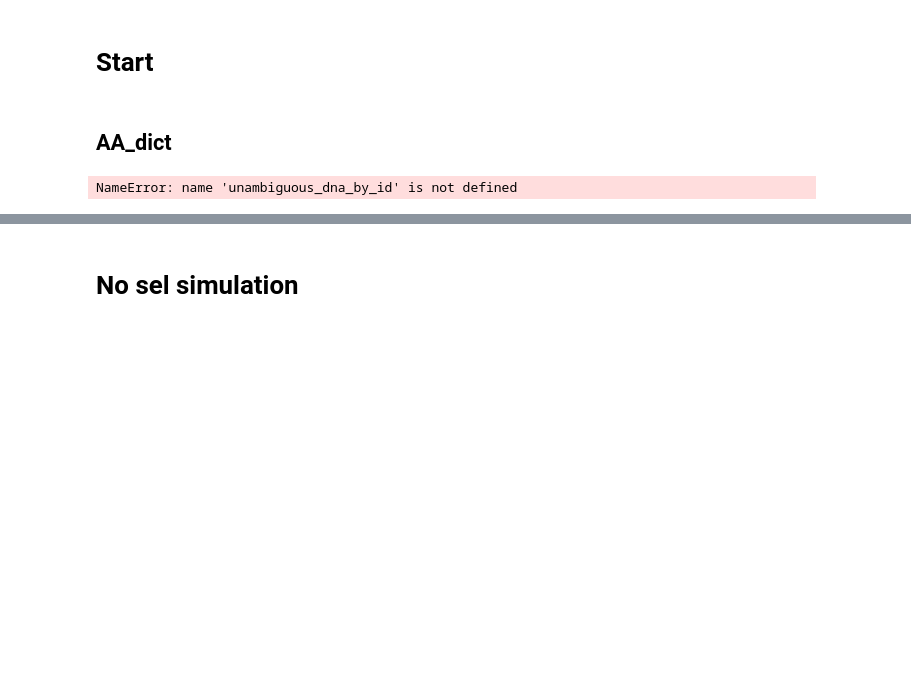
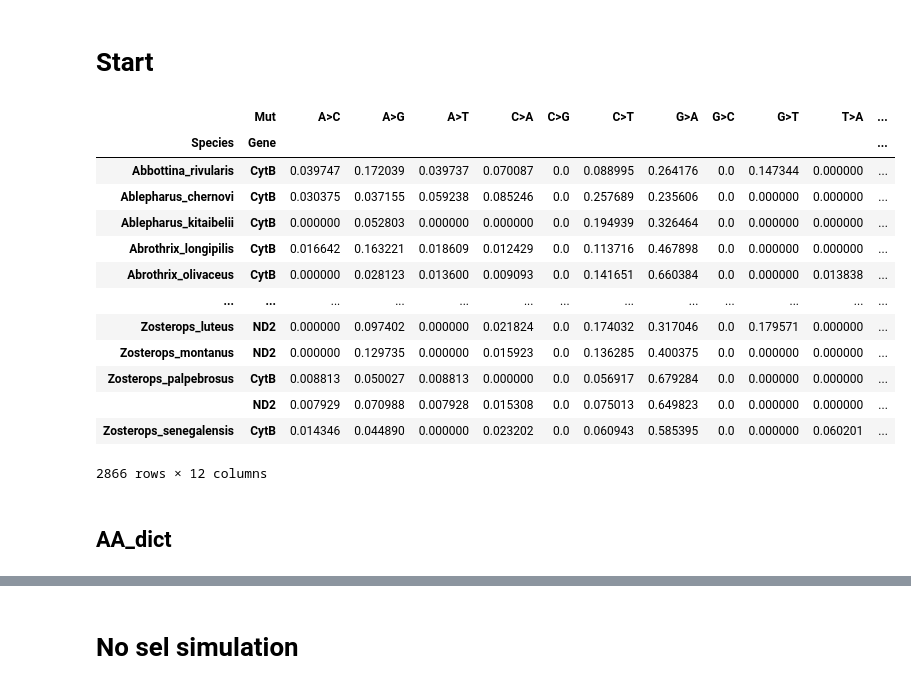
Before and after one commit to mitoclub/pr-29-trna-or-mutagenesis, a Jupyter notebook: local scripts/Simulation.ipynb, the cells around one changed output, grey strips where cells are left out. Drawn from its saved outputs; the diff is of its cells as text; code cells hidden in the pictures; blank space fills up the shorter version.

```diff
--- a/local scripts/Simulation.ipynb
+++ b/local scripts/Simulation.ipynb
@@ -59,9 +95,28 @@ TOTAL_GENERATIONS = TOTAL_MUTATIONS // MUTATIONS_PER_GEN     # Количест
+# %%
+MS_new = pd.read_csv(r"C:\Work\Lab\pr-29-trna-or-mutagenesis\raw\MutSpecVertebrates12.csv").copy()
+MS_new = MS_new.pivot(index=['Species', 'Gene'], columns='Mut', values='MutSpec')
+MS_new = MS_new.rename(index={'CO1': 'COX1', 'CO3': 'COX3', 'Cytb':'CytB'})
+MS_new = MS_new[sorted(MS_new.columns)]
+MS_new
+# %% [output]
+|  | Mut | A>C | A>G | A>T | C>A | C>G | C>T | G>A | G>C | G>T | T>A | ... |
+| Species | Gene |  |  |  |  |  |  |  |  |  |  | ... |
+| Abbottina_rivularis | CytB | 0.039747 | 0.172039 | 0.039737 | 0.070087 | 0.0 | 0.088995 | 0.264176 | 0.0 | 0.147344 | 0.000000 | ... |
+| Ablepharus_chernovi | CytB | 0.030375 | 0.037155 | 0.059238 | 0.085246 | 0.0 | 0.257689 | 0.235606 | 0.0 | 0.000000 | 0.000000 | ... |
+| Ablepharus_kitaibelii | CytB | 0.000000 | 0.052803 | 0.000000 | 0.000000 | 0.0 | 0.194939 | 0.326464 | 0.0 | 0.000000 | 0.000000 | ... |
+| Abrothrix_longipilis | CytB | 0.016642 | 0.163221 | 0.018609 | 0.012429 | 0.0 | 0.113716 | 0.467898 | 0.0 | 0.000000 | 0.000000 | ... |
+| Abrothrix_olivaceus | CytB | 0.000000 | 0.028123 | 0.013600 | 0.009093 | 0.0 | 0.141651 | 0.660384 | 0.0 | 0.000000 | 0.013838 | ... |
+| ... | ... | ... | ... | ... | ... | ... | ... | ... | ... | ... | ... | ... |
+| Zosterops_luteus | ND2 | 0.000000 | 0.097402 | 0.000000 | 0.021824 | 0.0 | 0.174032 | 0.317046 | 0.0 | 0.179571 | 0.000000 | ... |
+| Zosterops_montanus | ND2 | 0.000000 | 0.129735 | 0.000000 | 0.015923 | 0.0 | 0.136285 | 0.400375 | 0.0 | 0.000000 | 0.000000 | ... |
+| Zosterops_palpebrosus | CytB | 0.008813 | 0.050027 | 0.008813 | 0.000000 | 0.0 | 0.056917 | 0.679284 | 0.0 | 0.000000 | 0.000000 | ... |
+|  | ND2 | 0.007929 | 0.070988 | 0.007928 | 0.015308 | 0.0 | 0.075013 | 0.649823 | 0.0 | 0.000000 | 0.000000 | ... |
+| Zosterops_senegalensis | CytB | 0.014346 | 0.044890 | 0.000000 | 0.023202 | 0.0 | 0.060943 | 0.585395 | 0.0 | 0.000000 | 0.060201 | ... |
+2866 rows × 12 columns
 # %% [markdown]
 ## AA_dict
 # %%
-# Создает словарь {Аминокислота : [кодоны]} на основе таблиц кодонов с NCBI
-
-def aa_dict_creator(letters_3: bool = True , CODON_TABLE=2):
+def aa_dict_creator(letters_3: bool=True , CODON_TABLE=2):
     aa_dict = {}
     stop_codons = {codon:'_' for codon in unambiguous_dna_by_id[CODON_TABLE].stop_codons}
     c_aa_dic = unambiguous_dna_by_id[CODON_TABLE].forward_table | stop_codons
@@ -90,27 +145,21 @@ aa_dict_seq1 = aa_dict_creator(False)
 # Change tRNA sequencies to DNA ones
 def rev_compl_dict(dic):
     for aa, ac in dic.items():
-        dic[aa] = str(Seq(ac).back_transcribe().reverse_complement())
+        dic[aa] = str(Seq(ac).reverse_complement())
     return dic
 
-# Dicts of cognate codons
-ac_codon_dict_full = {
-    'Phe':'GAA', 'Leu2':'TAA', 'Ser2':'TGA', 'Tyr':'GTA', 'Cys':'GCA', 'Trp':'UCA', 'Leu1':'UAG',
-    'Pro':'UGG', 'His':'GUG', 'Gln':'UUG', 'Arg':'UCG', 'Ile':'GAU', 'Met':'CAU', 'Thr':'UGU',
-    'Asn':'GUU','Ser1':'GCU', 'Val':'UAC', 'Ala':'UGC', 'Asp':'GUC', 'Glu':'UUC', 'Gly':'UCC', 'Lys':'UUU'}
-ac_codon_dict_full = rev_compl_dict(ac_codon_dict_full)
-# ac_codon_dict = {
-#     'Phe':'GAA', 'Ser':'TGA', 'Tyr':'GTA', 'Cys':'GCA', 'Trp':'UCA', 'Leu':'UAG',
-#     'Pro':'UGG', 'His':'GUG', 'Gln':'UUG', 'Arg':'UCG', 'Ile':'GAU', 'Met':'CAU', 'Thr':'UGU',
-#     'Asn':'GUU', 'Val':'UAC', 'Ala':'UGC', 'Asp':'GUC', 'Glu':'UUC', 'Gly':'UCC', 'Lys':'UUU'}
-# ac_codon_dict = rev_compl_dict(ac_codon_dict)
+# Dicts of codons pairing by WC rule
+aa_ac_dict_full = {
+    'Phe':'GAA', 'Leu2':'UAA', 'Ser2':'UGA', 'Tyr':'GUA', 'Cys':'GCA', 'Trp':'UCA',
+    'Leu1':'UAG', 'Pro':'UGG', 'His':'GUG', 'Gln':'UUG', 'Arg':'UCG', 'Ile':'GAU',
+    'Met':'CAU', 'Thr':'UGU', 'Asn':'GUU','Ser1':'GCU', 'Val':'UAC', 'Ala':'UGC',
+    'Asp':'GUC', 'Glu':'UUC', 'Gly':'UCC', 'Lys':'UUU'}
+aa_codon_dict_full = rev_compl_dict(aa_ac_dict_full)
 
-mutations = ['A_T', 'A_G', 'A_C', 'T_A', 'T_G', 'T_C', 'G_A', 'G_T', 'G_C', 'C_A', 'C_T', 'C_G']    # Список однонуклеотидных замен
+MUTATIONS = ['A_T', 'A_G', 'A_C', 'T_A', 'T_G', 'T_C', 'G_A', 'G_T', 'G_C', 'C_A', 'C_T', 'C_G']    # Список однонуклеотидных замен
 
-codon_dict = {}
+codon_aa_dict = {}
 for aa in aa_dict:
     for codon in aa_dict[aa]:
-        codon_dict[codon] = aa
+        codon_aa_dict[codon] = aa
-# %% [output]
-NameError: name 'unambiguous_dna_by_id' is not defined
 # %%
```
Also changed, not shown: parts of 43 cells of this notebook, 2 other files.
